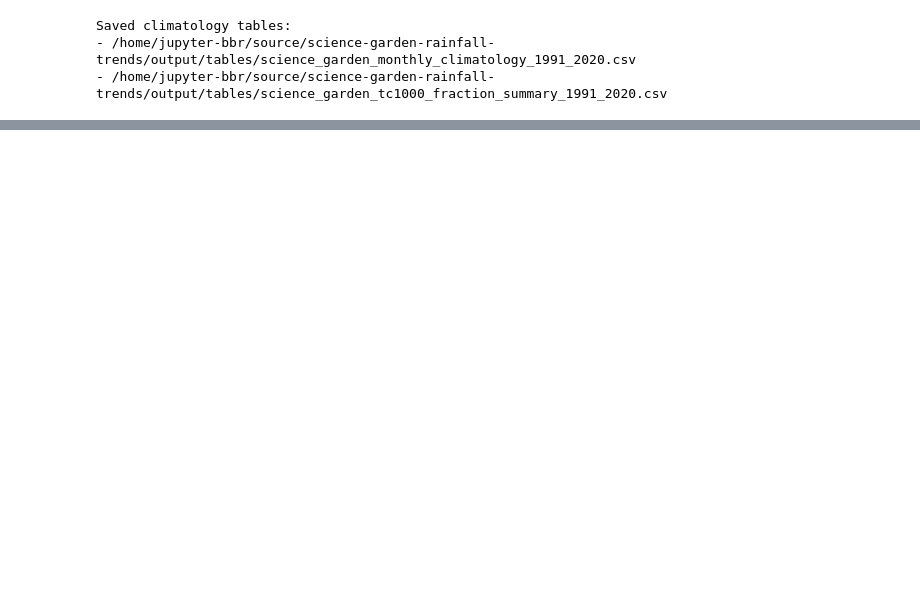
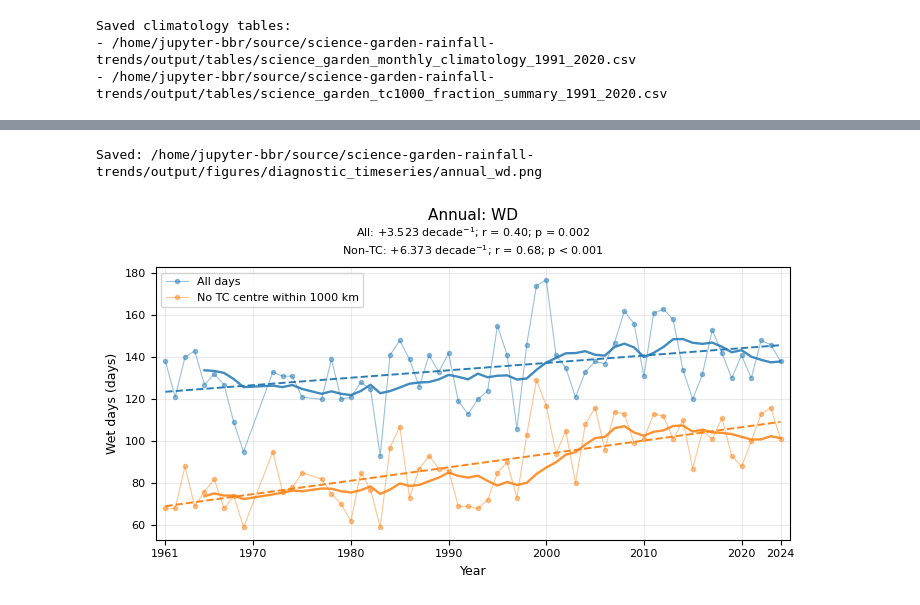
Before and after one commit to baracoma/science-garden-rainfall-trends, a Jupyter notebook: 02_analysis_and_figures.ipynb, the cells around one changed output, grey strips where cells are left out. Cells and saved outputs as stored; diff of their text form; code cells hidden in the pictures; blank space fills up the shorter version.

```diff
--- a/02_analysis_and_figures.ipynb
+++ b/02_analysis_and_figures.ipynb
@@ -713,0 +1874,16 @@ Saved: /home/jupyter-bbr/source/science-garden-rainfall-trends/output/figures/fi
+# %%
+plot_single_index_timeseries(
+    data=all_period_indices,
+    trend_summary=full_trend_summary,
+    index_name="WD",
+    period_type="Annual",
+    period="Annual",
+    output_path=DIAGNOSTIC_FIGURE_DIR / "annual_wd.png",
+    show_running_mean=SHOW_RUNNING_MEAN,
+    rolling_window=ROLLING_WINDOW,
+    annotate_stats=True,
+    figsize=(7.2, 4.0),
+)
+# %% [output]
+Saved: /home/jupyter-bbr/source/science-garden-rainfall-trends/output/figures/diagnostic_timeseries/annual_wd.png
+[figure, added]
```
Also changed, not shown: parts of 42 cells of this notebook.
